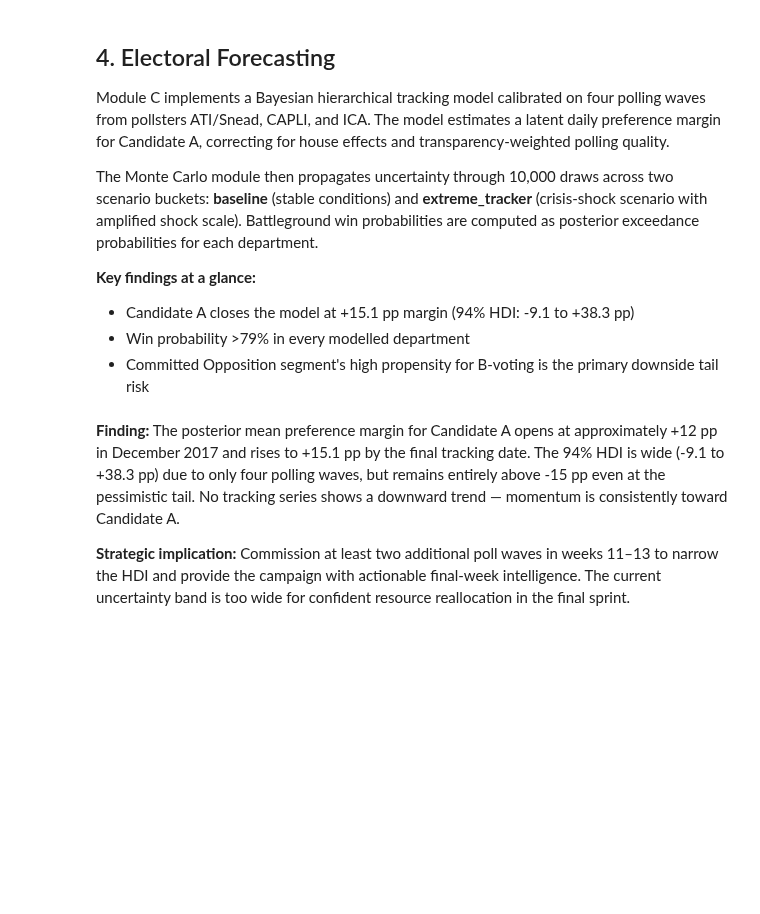
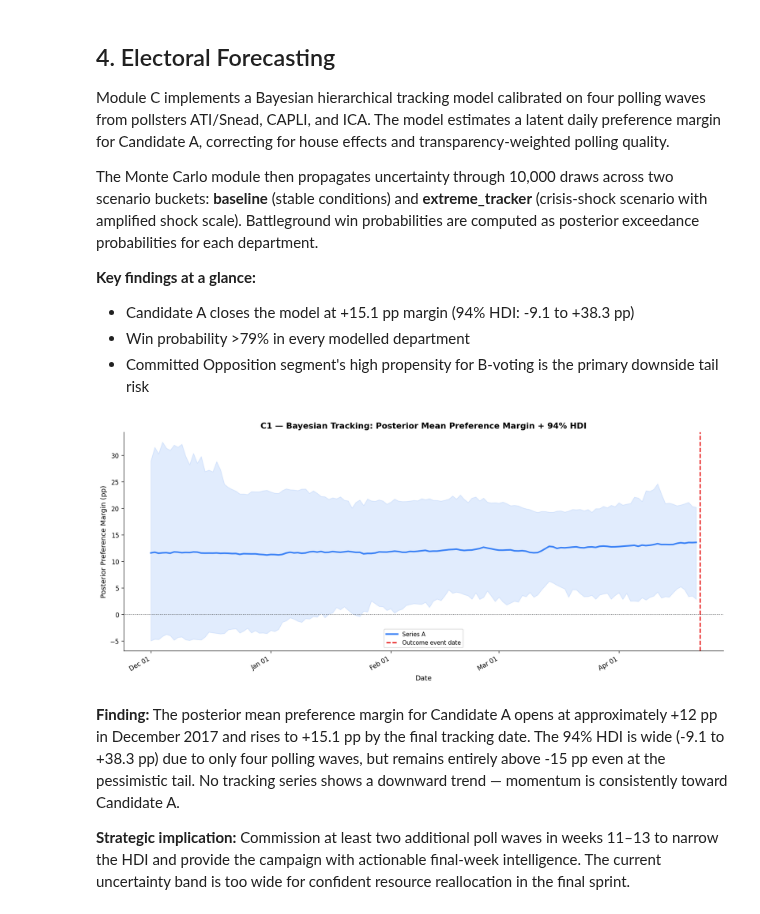
Before and after one commit to RafaelBraga-Kribitz/decision-analytics-reconstruction, a Jupyter notebook: reports/eda/paraguay_election_eda.ipynb, the cells around one changed output. Cells and saved outputs as stored; diff of their text form; code cells hidden in the pictures; blank space fills up the shorter version.

```diff
--- a/reports/eda/paraguay_election_eda.ipynb
+++ b/reports/eda/paraguay_election_eda.ipynb
@@ -938,34 +1024,36 @@ The Monte Carlo module then propagates uncertainty through 10,000 draws across t
 # %%
 
 # C1 — Full Forecast Timeline: Posterior Mean + 94% HDI Band
 forecast["date"] = pd.to_datetime(forecast["date"])
 series_list = forecast["series_tag"].unique()
 palette_c   = {s: SEG_COLORS[i % 6] for i, s in enumerate(series_list)}
 
 fig, ax = plt.subplots(figsize=(14, 6), facecolor="white")
 for series in series_list:
     df_ = forecast[forecast["series_tag"]==series].sort_values("date")
     c_  = palette_c[series]
     ax.plot(df_["date"], df_["posterior_mean_preference_margin_pp"],
             lw=2.5, color=c_, label=f"Series {series}")
     ax.fill_between(df_["date"],
                     df_["posterior_hdi_low_pp"],
                     df_["posterior_hdi_high_pp"],
                     alpha=0.15, color=c_)
 
 # Election day (April 22, 2018)
-election_date = pd.Timestamp("2018-04-22")
-ax.axvline(election_date, color=COLOR["RED"], ls="--", lw=1.8, label="Election Day")
+outcome_event_date = pd.Timestamp("2018-04-22")
+ax.axvline(outcome_event_date, color=COLOR["RED"], ls="--", lw=1.8, label="Outcome event date")
 ax.axhline(0, color=COLOR["CHARCOAL"], lw=0.8, ls=":")
 ax.set_xlabel("Date")
 ax.set_ylabel("Posterior Preference Margin (pp)")
 ax.set_title("C1 — Bayesian Tracking: Posterior Mean Preference Margin + 94% HDI",
              fontweight=700)
 ax.legend(fontsize=9)
 ax.xaxis.set_major_formatter(matplotlib.dates.DateFormatter("%b %d"))
 plt.setp(ax.xaxis.get_majorticklabels(), rotation=30, ha="right")
 plt.tight_layout()
 plt.show()
+# %% [output]
+[figure, added]
 # %% [markdown]
 **Finding:** The posterior mean preference margin for Candidate A opens at approximately +12 pp in December 2017 and rises to +15.1 pp by the final tracking date. The 94% HDI is wide (-9.1 to +38.3 pp) due to only four polling waves, but remains entirely above -15 pp even at the pessimistic tail. No tracking series shows a downward trend — momentum is consistently toward Candidate A.
 
```
Also changed, not shown: parts of 53 cells of this notebook, 56 other files.
